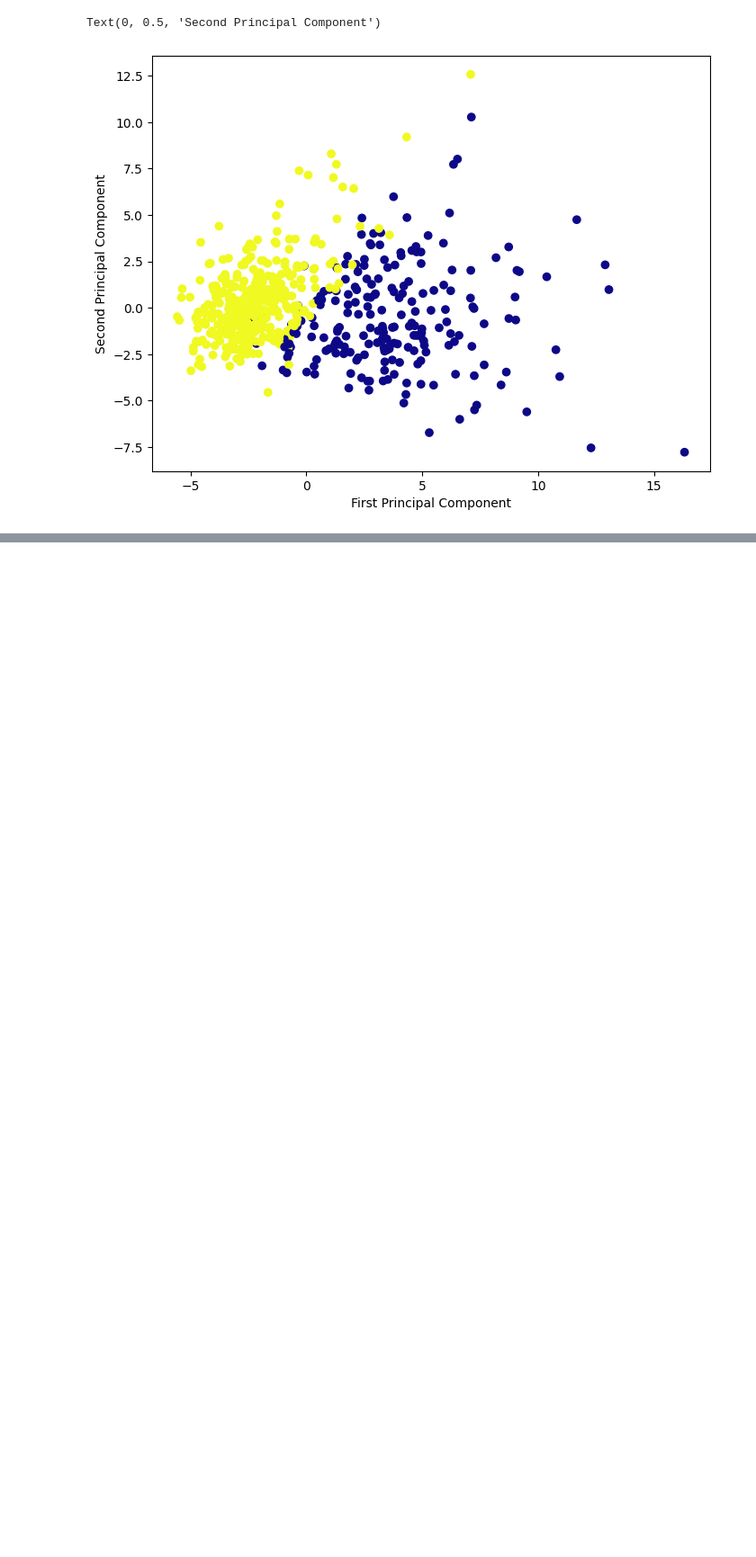
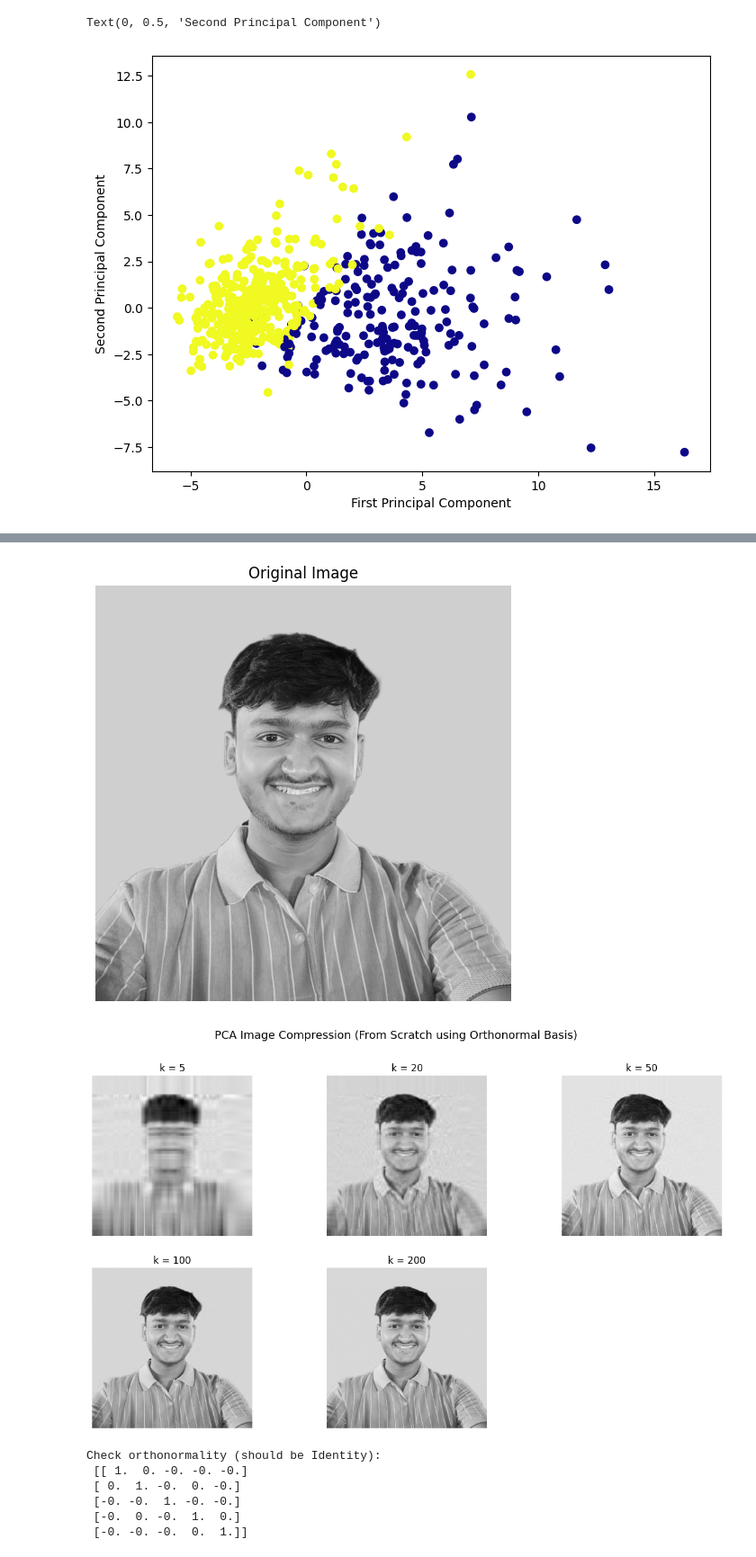
Before and after one commit to raw9k/Learning-ML, a Jupyter notebook: pca.ipynb, the cells around one changed output, grey strips where cells are left out. Shown at 90% size. Saved outputs shown, nothing was run; the diff lists cells and outputs as text; code cells hidden in the pictures; blank space fills up the shorter version.

```diff
--- a/pca.ipynb
+++ b/pca.ipynb
@@ -171,0 +305,52 @@ Text(0, 0.5, 'Second Principal Component')
+# %%
+import numpy as np
+import matplotlib.pyplot as plt
+from PIL import Image
+# Loading grayscale image
+img = Image.open(r"C:\Users\rauna\Downloads\image.jpg").convert('L')
+X = np.array(img, dtype=float)
+# Normalizing pixel values
+X /= 255.0
+# original
+plt.figure(figsize=(6,6))
+plt.imshow(X, cmap='gray')
+plt.title("Original Image")
+plt.axis('off')
+plt.show()
+X_mean = np.mean(X, axis=0)
+X_centered = X - X_mean
+cov_matrix = np.cov(X_centered, rowvar=False)
+# Eigen decomposition
+eigenvalues, eigenvectors = np.linalg.eigh(cov_matrix)
+
+
+sorted_idx = np.argsort(eigenvalues)[::-1]
+eigenvalues = eigenvalues[sorted_idx]
+eigenvectors = eigenvectors[:, sorted_idx]
+# number of principal components
+k_values = [5, 20, 50, 100, 200]
+# Reconstructing images with top-k components
+plt.figure(figsize=(15,8))
+plt.suptitle("PCA Image Compression (From Scratch using Orthonormal Basis)", fontsize=14)
+for i, k in enumerate(k_values, 1):
+    top_k_eigvecs = eigenvectors[:, :k]
+    X_reduced = np.dot(X_centered, top_k_eigvecs)
+    X_reconstructed = np.dot(X_reduced, top_k_eigvecs.T) + X_mean
+    X_reconstructed = np.clip(X_reconstructed, 0, 1)
+    plt.subplot(2, 3, i)
+    plt.imshow(X_reconstructed, cmap='gray')
+    plt.title(f"k = {k}")
+    plt.axis('off')
+plt.show()
+# Checking orthonormality of eigenvectors
+orth_check = np.dot(eigenvectors.T, eigenvectors)
+print("Check orthonormality (should be Identity):\n", np.round(orth_check[:5,:5], 3))
+# %% [output]
+[figure, added]
+[figure, added]
+Check orthonormality (should be Identity):
+ [[ 1.  0. -0. -0. -0.]
+ [ 0.  1. -0.  0. -0.]
+ [-0. -0.  1. -0. -0.]
+ [-0.  0. -0.  1.  0.]
+ [-0. -0. -0.  0.  1.]]
```
Also changed, not shown: parts of 5 cells of this notebook.
